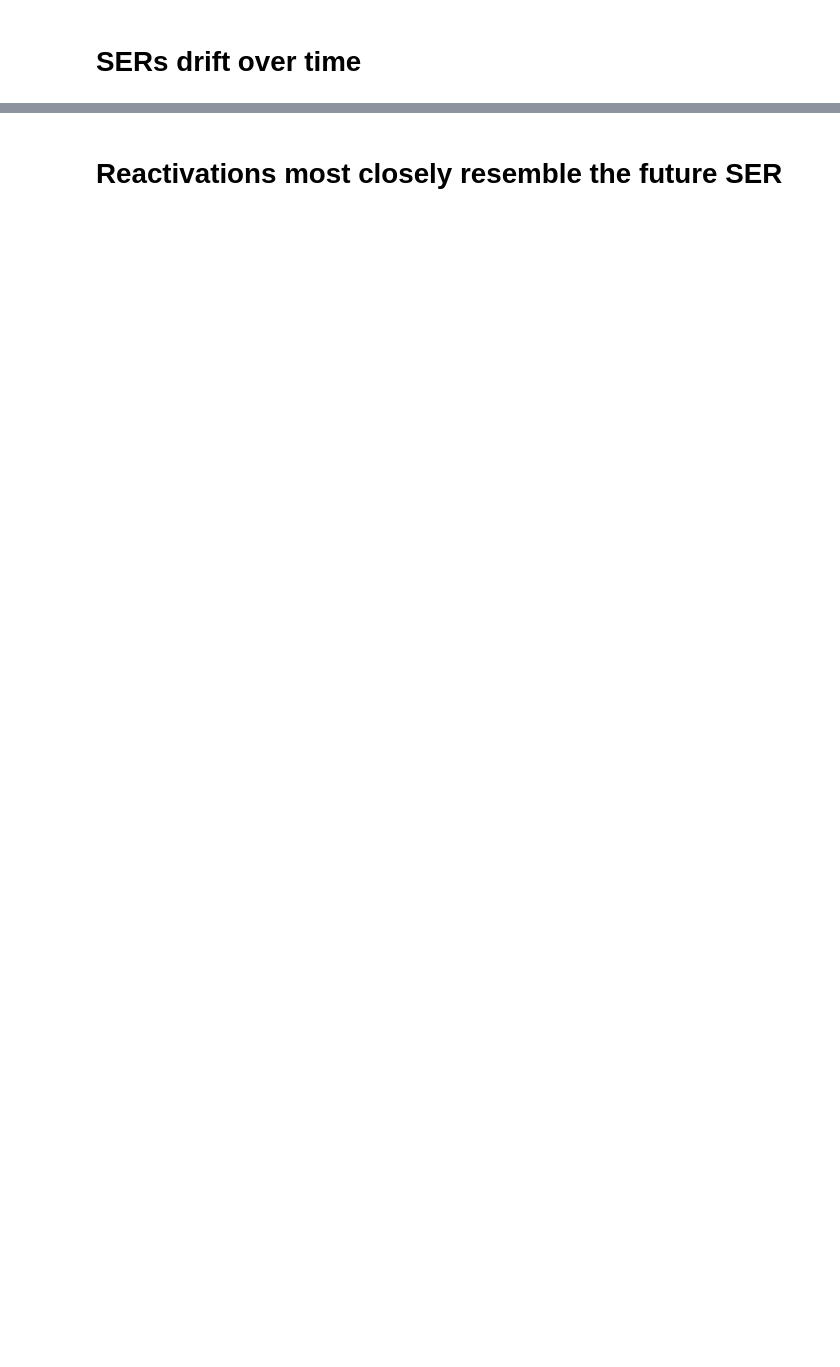
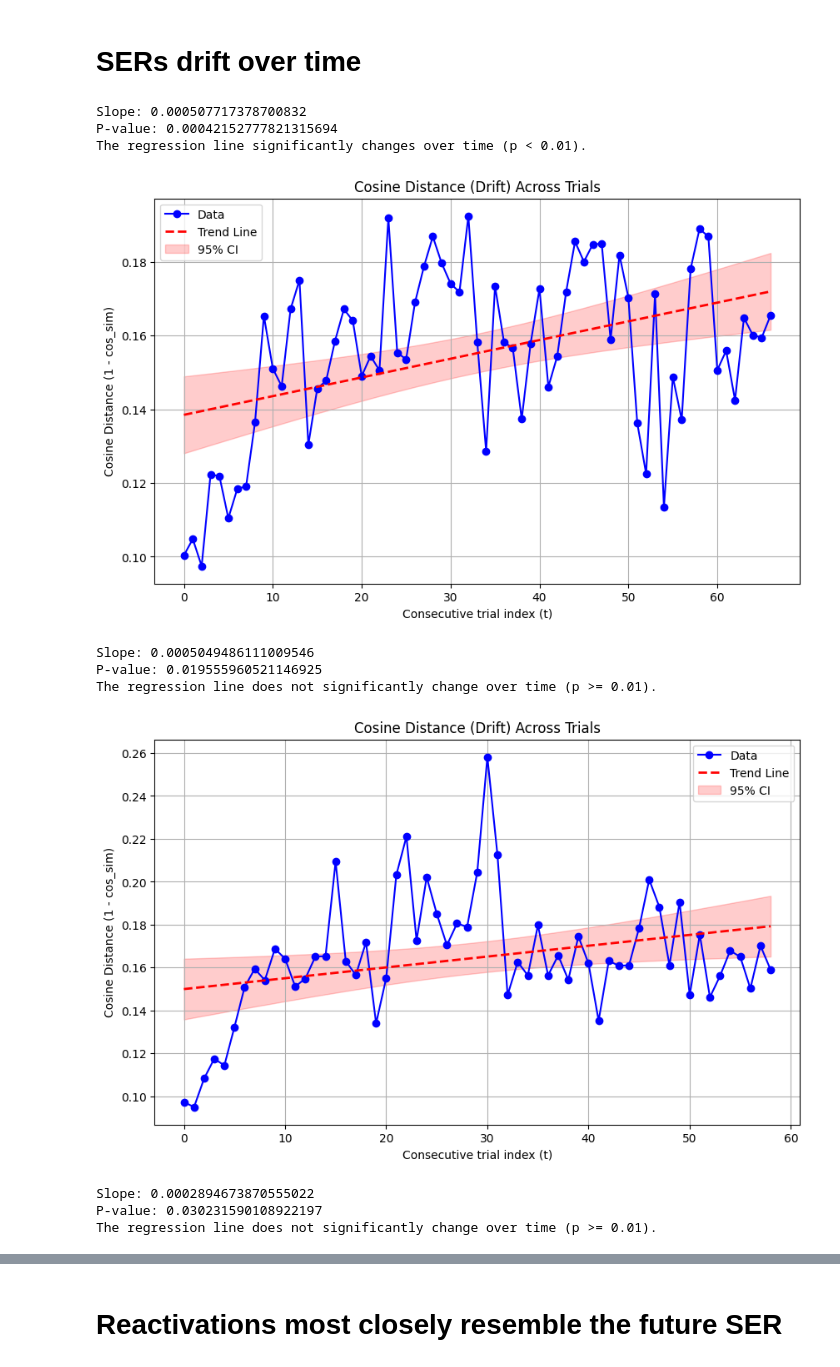
Before and after one commit to LheaLhea/representation_drift, a Jupyter notebook: Reactivation_analysis_full.ipynb, the cells around one changed output, grey strips where cells are left out. Drawn from its saved outputs; the diff is of its cells as text; code cells hidden in the pictures; blank space fills up the shorter version.

```diff
--- a/Reactivation_analysis_full.ipynb
+++ b/Reactivation_analysis_full.ipynb
@@ -354,10 +496,10 @@ def compute_drift_cosine(mean_activity, confidence=0.95, measure="distance"):
     print(f"Slope: {slope}")
     print(f"P-value: {p_value}")
 
-    if p_value < 0.05:
-        print("The regression line significantly changes over time (p < 0.05).")
+    if p_value < 0.01:
+        print("The regression line significantly changes over time (p < 0.01).")
     else:
-        print("The regression line does not significantly change over time (p >= 0.05).")
+        print("The regression line does not significantly change over time (p >= 0.01).")
 
     # Calculate confidence intervals for the trend line
     n = len(y)
@@ -369,30 +511,42 @@ def compute_drift_cosine(mean_activity, confidence=0.95, measure="distance"):
     s_err = np.sqrt(np.sum(residuals**2) / dof)
 
     # Compute confidence interval for each predicted point
     x_mean = np.mean(x)
     x_var = np.sum((x.flatten() - x_mean)**2)
     ci = t_crit * s_err * np.sqrt(1/n + ((x.flatten() - x_mean)**2 / x_var))
 
     upper_bound = y_trend.flatten() + ci
     lower_bound = y_trend.flatten() - ci
 
     # Plot
     plt.figure(figsize=(10, 6))
     plt.plot(drift_values, marker='o', linestyle='-', color='blue', label='Data')
     plt.plot(x.flatten(), y_trend, color='red', linestyle='--', linewidth=2, label='Trend Line')
     plt.fill_between(x.flatten(), lower_bound, upper_bound, color='red', alpha=0.2,
                      label=f"{int(confidence * 100)}% CI")
     plt.xlabel('Consecutive trial index (t)')
     plt.ylabel(y_label)
     plt.title(title_str)
     plt.grid(True)
     plt.legend()
     plt.show()
 
     #return drift_values
 
 
 compute_drift_cosine(mean_activity_cs_1)
 compute_drift_cosine(mean_activity_cs_2)
 compute_drift_cosine(mean_activity_r_1)
 compute_drift_cosine(mean_activity_r_2)
+# %% [output]
+Slope: 0.000507717378700832
+P-value: 0.00042152777821315694
+The regression line significantly changes over time (p < 0.01).
+[figure, added]
+Slope: 0.0005049486111009546
+P-value: 0.019555960521146925
+The regression line does not significantly change over time (p >= 0.01).
+[figure, added]
+Slope: 0.0002894673870555022
+P-value: 0.030231590108922197
+The regression line does not significantly change over time (p >= 0.01).
```
Also changed, not shown: parts of 23 cells of this notebook.
